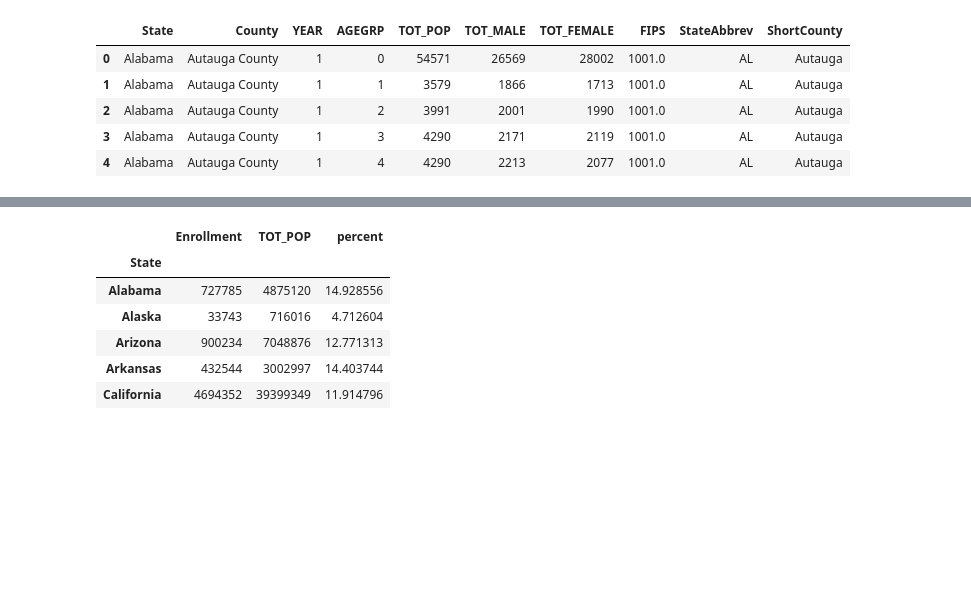
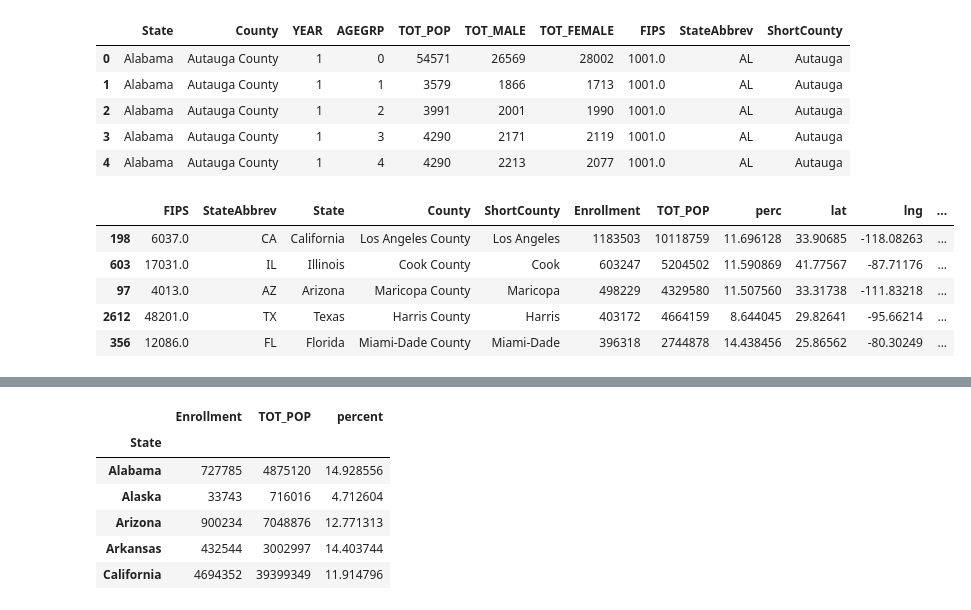
Before and after one commit to younesk93/Project-1, a Jupyter notebook: Project/SM-Main.ipynb, the cells around one changed output, grey strips where cells are left out. Saved outputs shown, nothing was run; the diff lists cells and outputs as text; code cells hidden in the pictures; blank space fills up the shorter version.

```diff
--- a/Project/SM-Main.ipynb
+++ b/Project/SM-Main.ipynb
@@ -162,3 +198,23 @@ PopulationFips.head()
 | 2 | Alabama | Autauga County | 1 | 2 | 3991 | 2001 | 1990 | 1001.0 | AL | Autauga |
 | 3 | Alabama | Autauga County | 1 | 3 | 4290 | 2171 | 2119 | 1001.0 | AL | Autauga |
 | 4 | Alabama | Autauga County | 1 | 4 | 4290 | 2213 | 2077 | 1001.0 | AL | Autauga |
+# %%
+PopvMed = pd.merge(Final2017CMS, PopulationFips, on=['FIPS','StateAbbrev'], how='inner')
+PopvMed = PopvMed[PopvMed.AGEGRP == 0]
+PopvMed = PopvMed[PopvMed.YEAR == 10]
+PopvMed = PopvMed[['FIPS','StateAbbrev','State','County','ShortCounty','Enrollment','TOT_POP']]
+PopvMed['perc'] = PopvMed['Enrollment']/PopvMed['TOT_POP'] * 100
+
+CountyLatLng = pd.read_csv("uslatlng.csv")
+CountyLatLng = CountyLatLng.rename(columns = {'county_fips':'FIPS'})
+
+HeatMap2 = pd.merge(PopvMed,CountyLatLng, on=['FIPS'], how='inner')
+
+HeatMap2.sort_values(by='Enrollment', ascending=False).head()
+# %% [output]
+|  | FIPS | StateAbbrev | State | County | ShortCounty | Enrollment | TOT_POP | perc | lat | lng | ... |
+| 198 | 6037.0 | CA | California | Los Angeles County | Los Angeles | 1183503 | 10118759 | 11.696128 | 33.90685 | -118.08263 | ... |
+| 603 | 17031.0 | IL | Illinois | Cook County | Cook | 603247 | 5204502 | 11.590869 | 41.77567 | -87.71176 | ... |
+| 97 | 4013.0 | AZ | Arizona | Maricopa County | Maricopa | 498229 | 4329580 | 11.507560 | 33.31738 | -111.83218 | ... |
+| 2612 | 48201.0 | TX | Texas | Harris County | Harris | 403172 | 4664159 | 8.644045 | 29.82641 | -95.66214 | ... |
+| 356 | 12086.0 | FL | Florida | Miami-Dade County | Miami-Dade | 396318 | 2744878 | 14.438456 | 25.86562 | -80.30249 | ... |
```
Also changed, not shown: parts of 7 cells of this notebook.
